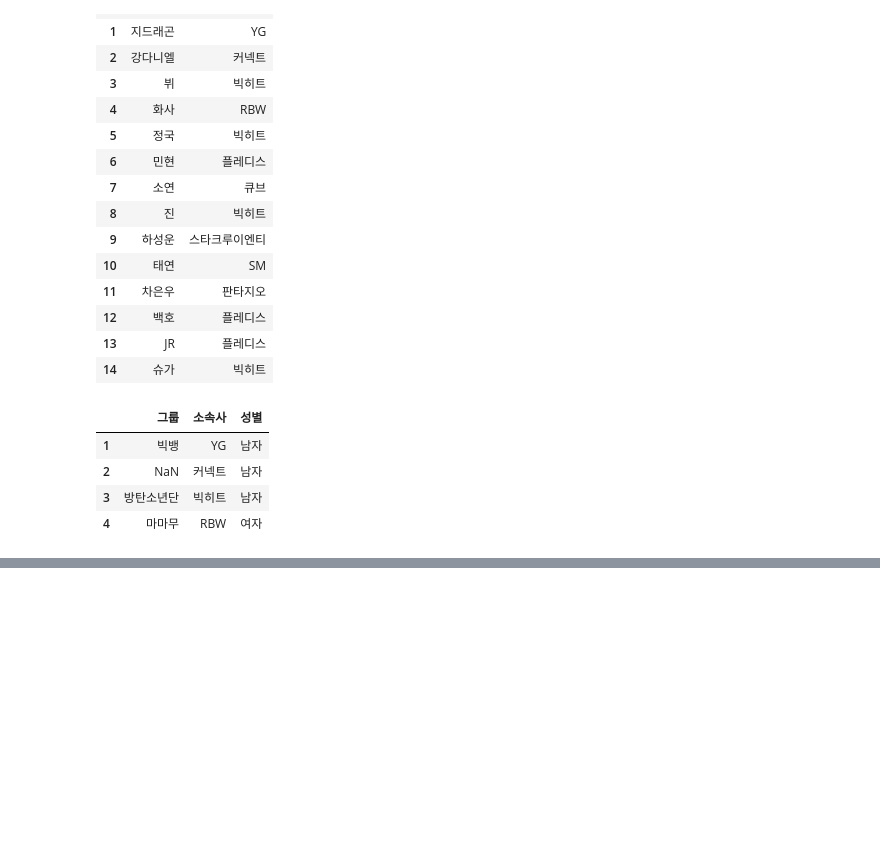
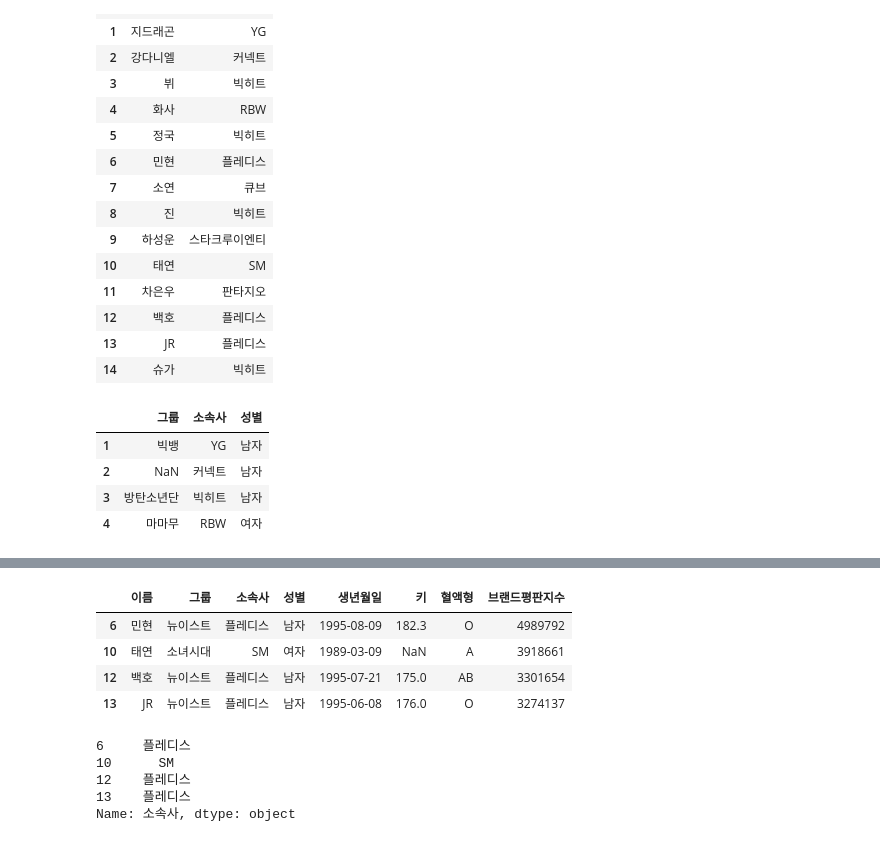
Before and after one commit to star77sa/TIL-Blog, a Jupyter notebook: _notebooks/2021-08-09-Pandas.ipynb, the cells around one changed output, grey strips where cells are left out. Cells and saved outputs as stored; diff of their text form; code cells hidden in the pictures; blank space fills up the shorter version.

```diff
--- a/_notebooks/2021-08-09-Pandas.ipynb
+++ b/_notebooks/2021-08-09-Pandas.ipynb
@@ -217,0 +274,2 @@ df.iloc[1:5, 1:4]
+# %%
+my_condition = ['플레디스', 'SM']
@@ -217,0 +295,16 @@ df.iloc[1:5, 1:4]
+# %%
+df.loc[ df['소속사'].isin(my_condition) ]
+# %% [output]
+|  | 이름 | 그룹 | 소속사 | 성별 | 생년월일 | 키 | 혈액형 | 브랜드평판지수 |
+| 6 | 민현 | 뉴이스트 | 플레디스 | 남자 | 1995-08-09 | 182.3 | O | 4989792 |
+| 10 | 태연 | 소녀시대 | SM | 여자 | 1989-03-09 | NaN | A | 3918661 |
+| 12 | 백호 | 뉴이스트 | 플레디스 | 남자 | 1995-07-21 | 175.0 | AB | 3301654 |
+| 13 | JR | 뉴이스트 | 플레디스 | 남자 | 1995-06-08 | 176.0 | O | 3274137 |
+# %%
+df.loc[df['소속사'].isin(my_condition), '소속사']
+# %% [output]
+6     플레디스
+10      SM
+12    플레디스
+13    플레디스
+Name: 소속사, dtype: object
```
Also changed, not shown: parts of 17 cells of this notebook.
